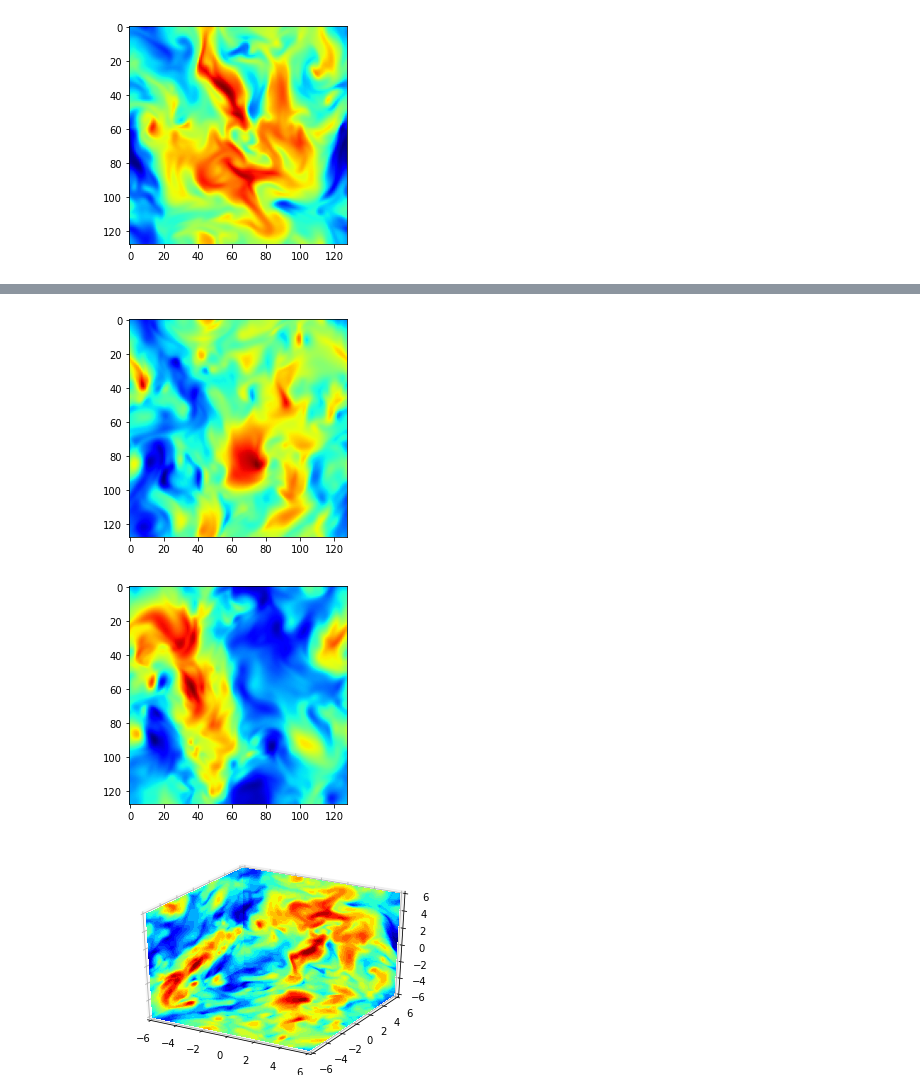
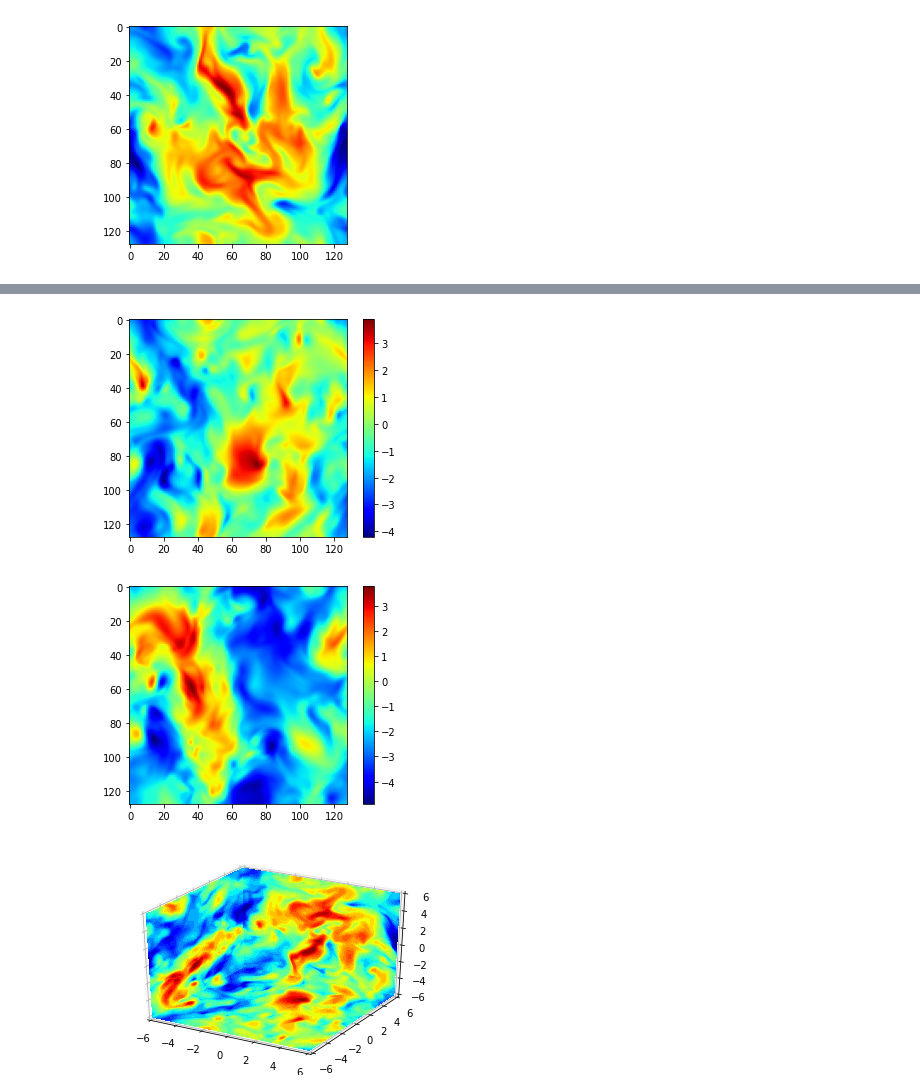
Before and after one commit to lizzij/Turbulence, a Jupyter notebook: 3D/data.ipynb, the cells around one changed output, grey strips where cells are left out. Cells and saved outputs as stored; diff of their text form; code cells hidden in the pictures.

```diff
--- a/3D/data.ipynb
+++ b/3D/data.ipynb
@@ -32,13 +37,15 @@ plt.show()
 # %%
 plt.imshow(one_snapshot_u[:,0,:], cmap='jet')
+plt.colorbar()
 plt.show()
 # %% [output]
-[figure, old version]
+[figure, new version]
 # %%
 plt.imshow(one_snapshot_u[:,:,0], cmap='jet')
+plt.colorbar()
 plt.show()
 # %% [output]
-[figure, old version]
+[figure, new version]
 # %%
 for i in range(2):
     data = torch.load('/global/cscratch1/sd/roseyu/3D_data/scalarHIT_fields25-' + str(i))
```
Also changed, not shown: parts of 1 cell of this notebook, 38 other files.
